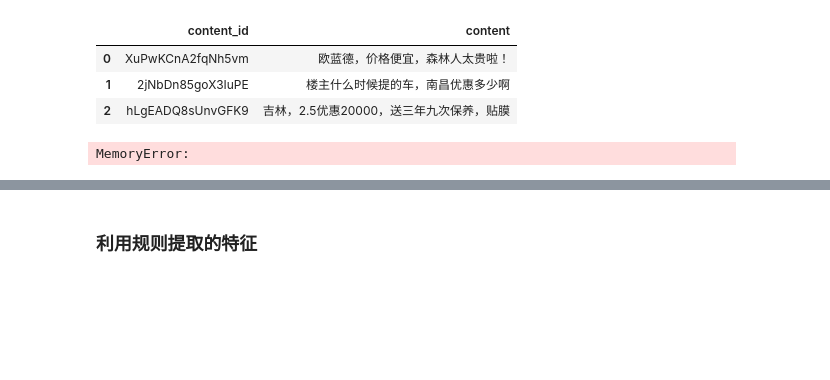
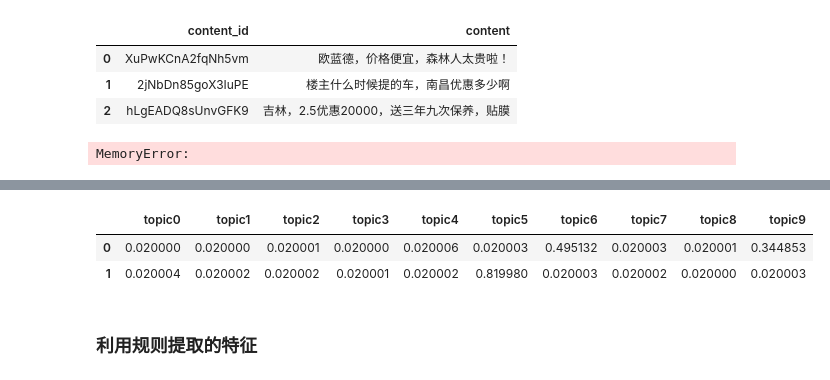
Before and after one commit to light8lee/car, a Jupyter notebook: code/preview.ipynb, the cells around one changed output, grey strips where cells are left out. Cells and saved outputs as stored; diff of their text form; code cells hidden in the pictures; blank space fills up the shorter version.

```diff
--- a/code/preview.ipynb
+++ b/code/preview.ipynb
@@ -382,3 +505,17 @@ test_tdf.to_csv('../data/tfidf2_test.csv', index=False)
+# %%
+test_ldf = pd.DataFrame(columns=['topic{}'.format(i) for i in range(10)])
+for i in range(test_df.shape[0]):
+    idx = i + df.shape[0]
+    for topicid, prob in lda_model.get_document_topics(bag_of_words_corpus[idx]):
+        test_ldf.loc[i, 'topic{}'.format(topicid)] = prob
+# %%
+test_ldf.fillna(0, inplace=True)
+test_ldf.to_csv('../data/lda_test.csv', index=False)
+test_ldf.head(2)
+# %% [output]
+|  | topic0 | topic1 | topic2 | topic3 | topic4 | topic5 | topic6 | topic7 | topic8 | topic9 |
+| 0 | 0.020000 | 0.020000 | 0.020001 | 0.020000 | 0.020006 | 0.020003 | 0.495132 | 0.020003 | 0.020001 | 0.344853 |
+| 1 | 0.020004 | 0.020002 | 0.020002 | 0.020001 | 0.020002 | 0.819980 | 0.020003 | 0.020002 | 0.020000 | 0.020003 |
 # %%
 
 
```
Also changed, not shown: parts of 25 cells of this notebook, 2 other files.
